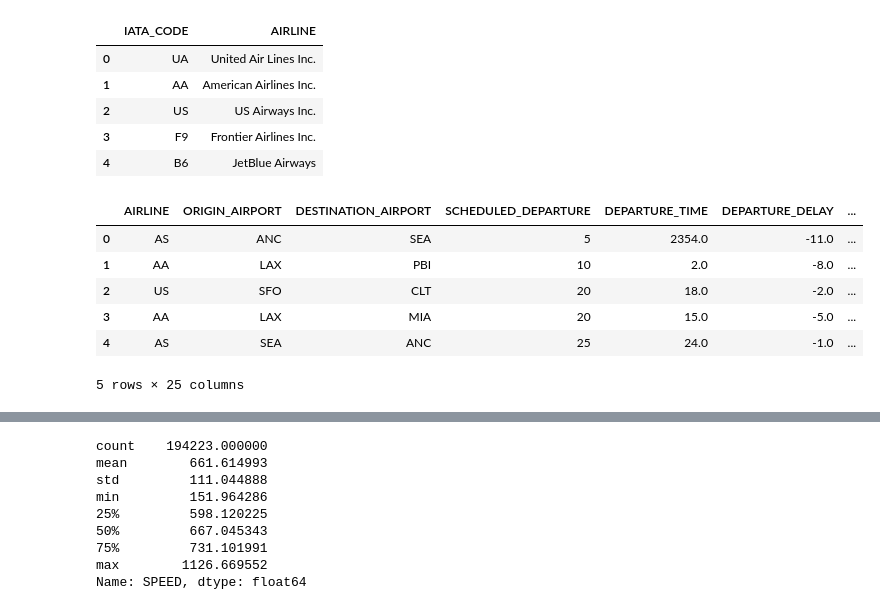
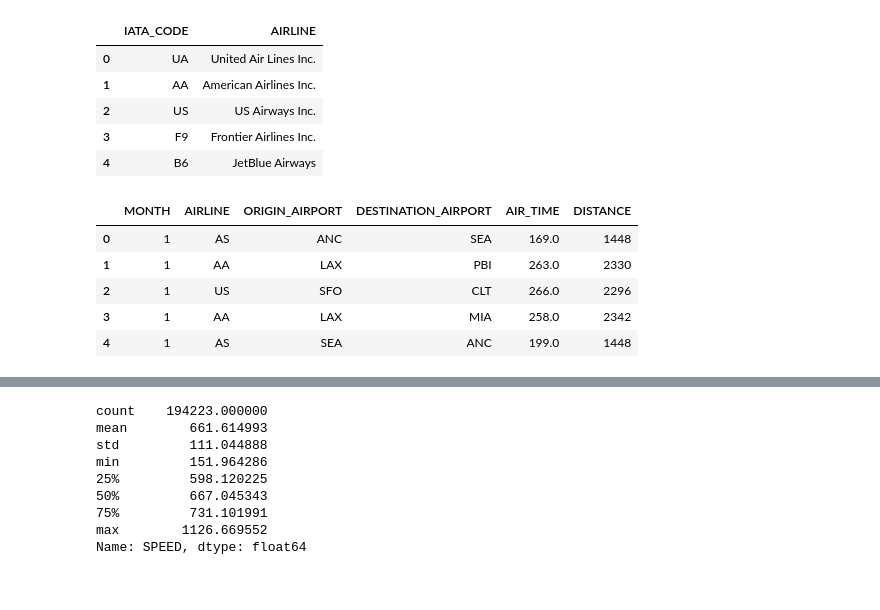
Before and after one commit to ClementPavue/DataVizProject, a Jupyter notebook: data/Airline.ipynb, the cells around one changed output, grey strips where cells are left out. Drawn from its saved outputs; the diff is of its cells as text; code cells hidden in the pictures.

```diff
--- a/data/Airline.ipynb
+++ b/data/Airline.ipynb
@@ -23,28 +23,22 @@ airlines_data.head()
 # %%
 file_name = "flights.csv"
 flights_data = pd.read_csv(file_name, dtype={ 'YEAR': int, 'MONTH': int, 'DAY': int, 'DAY_OF_WEEK': int,
                                              'AIRLINE': np.string_, 'FLIGHT_NUMBER': int, 'TAIL_NUMBER': np.string_,
                                              'ORIGIN_AIRPORT': np.string_, 'DESTINATION_AIRPORT': np.string_,
                                              'SCHEDULED_DEPARTURE': int, 'DEPARTURE_TIME': float,
                                              'DEPARTURE_DELAY': float, 'TAXI_OUT': float, 'WHEELS_OFF': float,
                                              'SCHEDULED_TIME': float, 'ELAPSED_TIME': float, 'AIR_TIME': float,
                                              'DISTANCE': int, 'WHEELS_ON': float, 'TAXI_IN': float, 'SCHEDULED_ARRIVAL': int,
                                              'ARRIVAL_TIME': float, 'ARRIVAL_DELAY': float, 'DIVERTED': int, 'CANCELLED': int,
                                              'CANCELLATION_REASON': np.string_, 'AIR_SYSTEM_DELAY': float, 'SECURITY_DELAY': float,
-                                             'AIRLINE_DELAY': float,'LATE_AIRCRAFT_DELAY': float,'WEATHER_DELAY': float,})
-flights_data = flights_data.drop('FLIGHT_NUMBER', 1)
-flights_data = flights_data.drop('TAIL_NUMBER', 1)
-flights_data = flights_data.drop('YEAR', 1)
-flights_data = flights_data.drop('MONTH', 1)
-flights_data = flights_data.drop('DAY', 1)
-flights_data = flights_data.drop('DAY_OF_WEEK', 1)
+                                             'AIRLINE_DELAY': float,'LATE_AIRCRAFT_DELAY': float,'WEATHER_DELAY': float,},
+                          usecols=[1,4,7,8,16,17])
 flights_data.head()
 # %% [output]
-|  | AIRLINE | ORIGIN_AIRPORT | DESTINATION_AIRPORT | SCHEDULED_DEPARTURE | DEPARTURE_TIME | DEPARTURE_DELAY | ... |
-| 0 | AS | ANC | SEA | 5 | 2354.0 | -11.0 | ... |
-| 1 | AA | LAX | PBI | 10 | 2.0 | -8.0 | ... |
-| 2 | US | SFO | CLT | 20 | 18.0 | -2.0 | ... |
-| 3 | AA | LAX | MIA | 20 | 15.0 | -5.0 | ... |
-| 4 | AS | SEA | ANC | 25 | 24.0 | -1.0 | ... |
+|  | MONTH | AIRLINE | ORIGIN_AIRPORT | DESTINATION_AIRPORT | AIR_TIME | DISTANCE |
+| 0 | 1 | AS | ANC | SEA | 169.0 | 1448 |
+| 1 | 1 | AA | LAX | PBI | 263.0 | 2330 |
+| 2 | 1 | US | SFO | CLT | 266.0 | 2296 |
+| 3 | 1 | AA | LAX | MIA | 258.0 | 2342 |
+| 4 | 1 | AS | SEA | ANC | 199.0 | 1448 |
-5 rows × 25 columns
 # %%
```
Also changed, not shown: parts of 5 cells of this notebook, 13 other files.
